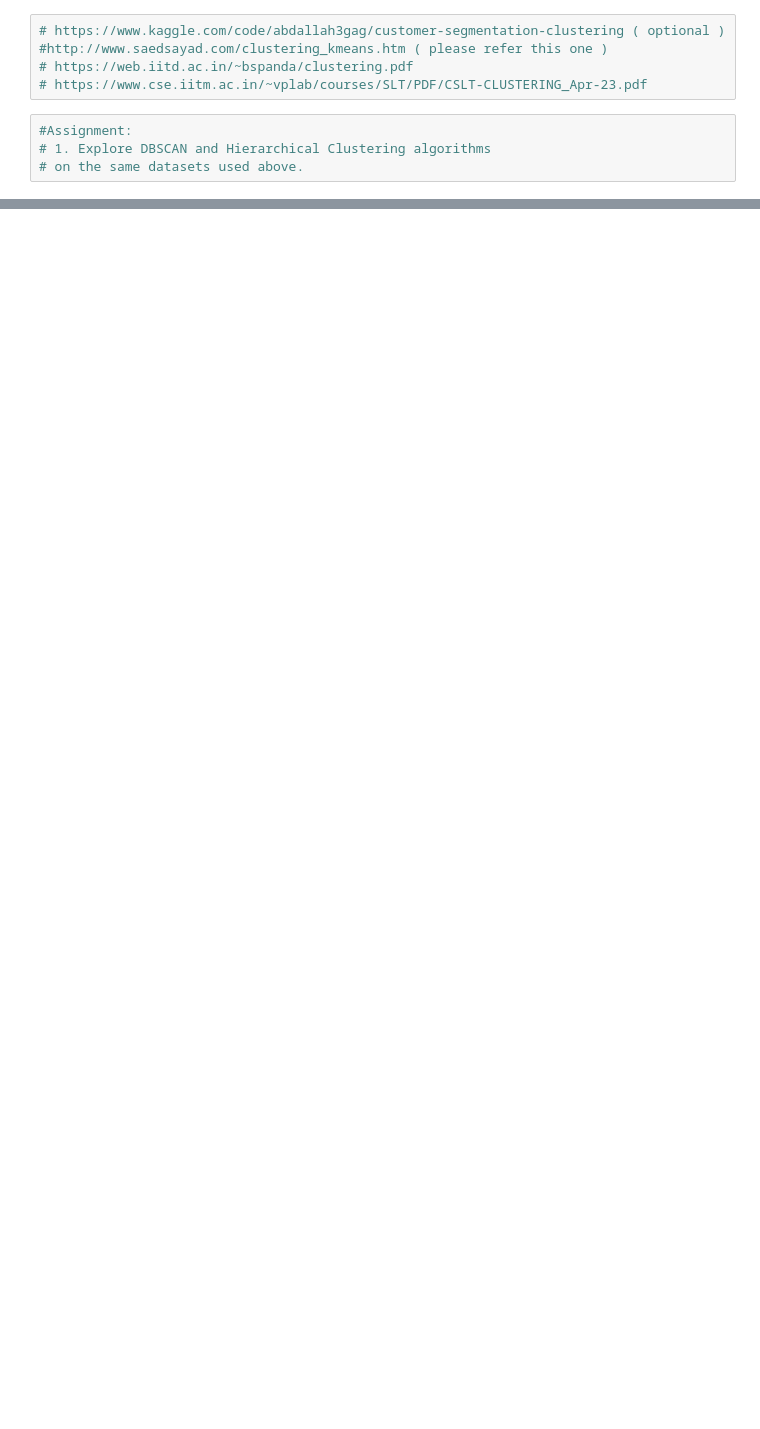
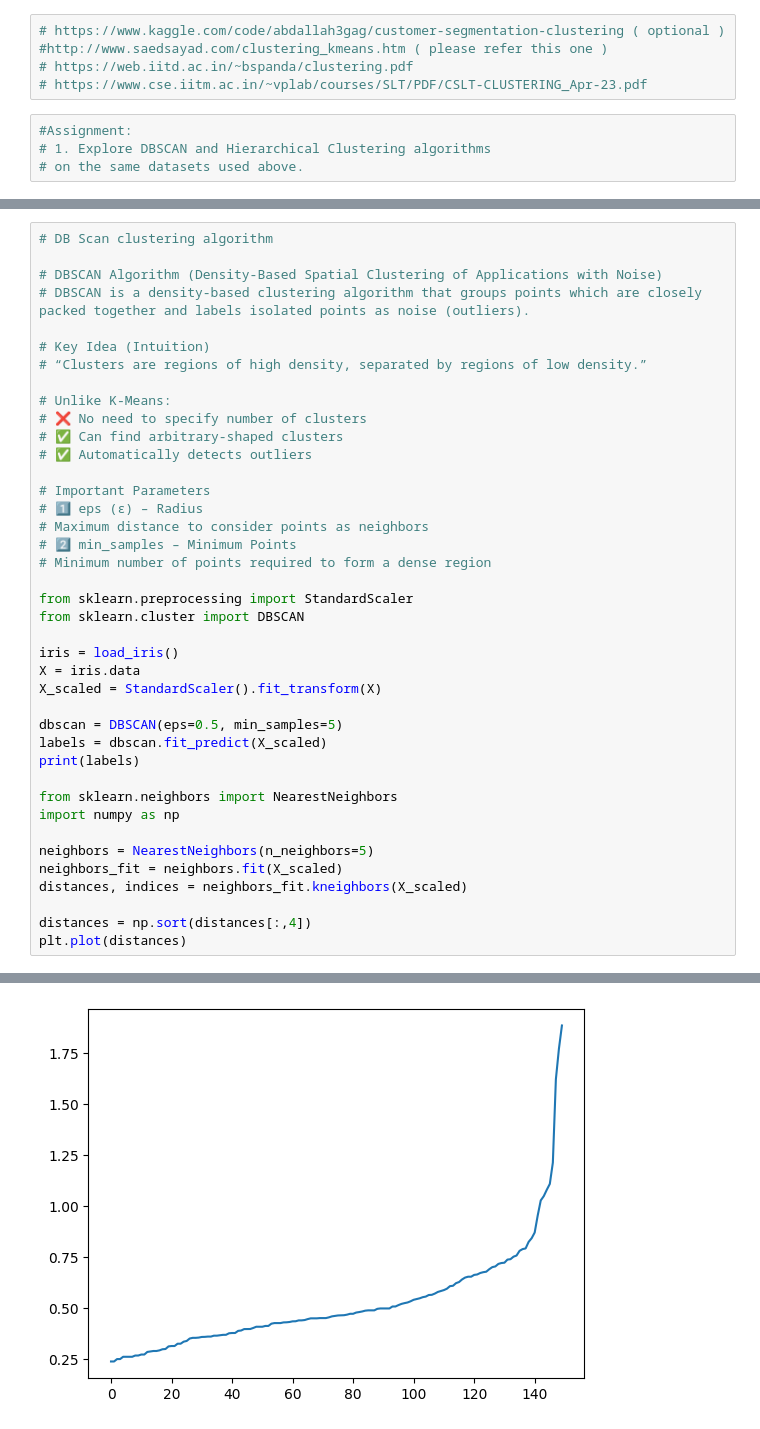
Before and after one commit to rahul8879/ai-ml-akila, a Jupyter notebook: machine_learning/09_clustering_algorithm.ipynb, the cells around one changed output, grey strips where cells are left out. Drawn from its saved outputs; the diff is of its cells as text; blank space fills up the shorter version.

```diff
--- a/machine_learning/09_clustering_algorithm.ipynb
+++ b/machine_learning/09_clustering_algorithm.ipynb
@@ -126,0 +229,41 @@ segment
+# %%
+# DB Scan clustering algorithm
+
+# DBSCAN Algorithm (Density-Based Spatial Clustering of Applications with Noise)
+# DBSCAN is a density-based clustering algorithm that groups points which are closely packed together and labels isolated points as noise (outliers).
+
+# Key Idea (Intuition)
+# “Clusters are regions of high density, separated by regions of low density.”
+
+# Unlike K-Means:
+# ❌ No need to specify number of clusters
+# ✅ Can find arbitrary-shaped clusters
+# ✅ Automatically detects outliers
+
+# Important Parameters
+# 1️⃣ eps (ε) – Radius
+# Maximum distance to consider points as neighbors
+# 2️⃣ min_samples – Minimum Points
+# Minimum number of points required to form a dense region
+
+from sklearn.preprocessing import StandardScaler
+from sklearn.cluster import DBSCAN
+
+iris = load_iris()
+X = iris.data
+X_scaled = StandardScaler().fit_transform(X)
+
+dbscan = DBSCAN(eps=0.5, min_samples=5)
+labels = dbscan.fit_predict(X_scaled)
+print(labels)
+
+from sklearn.neighbors import NearestNeighbors
+import numpy as np
+
+neighbors = NearestNeighbors(n_neighbors=5)
+neighbors_fit = neighbors.fit(X_scaled)
+distances, indices = neighbors_fit.kneighbors(X_scaled)
+
+distances = np.sort(distances[:,4])
+plt.plot(distances)
+# %% [output]
@@ -126,0 +278 @@ segment
+[figure, added]
```
Also changed, not shown: parts of 5 cells of this notebook, 1 other file.
